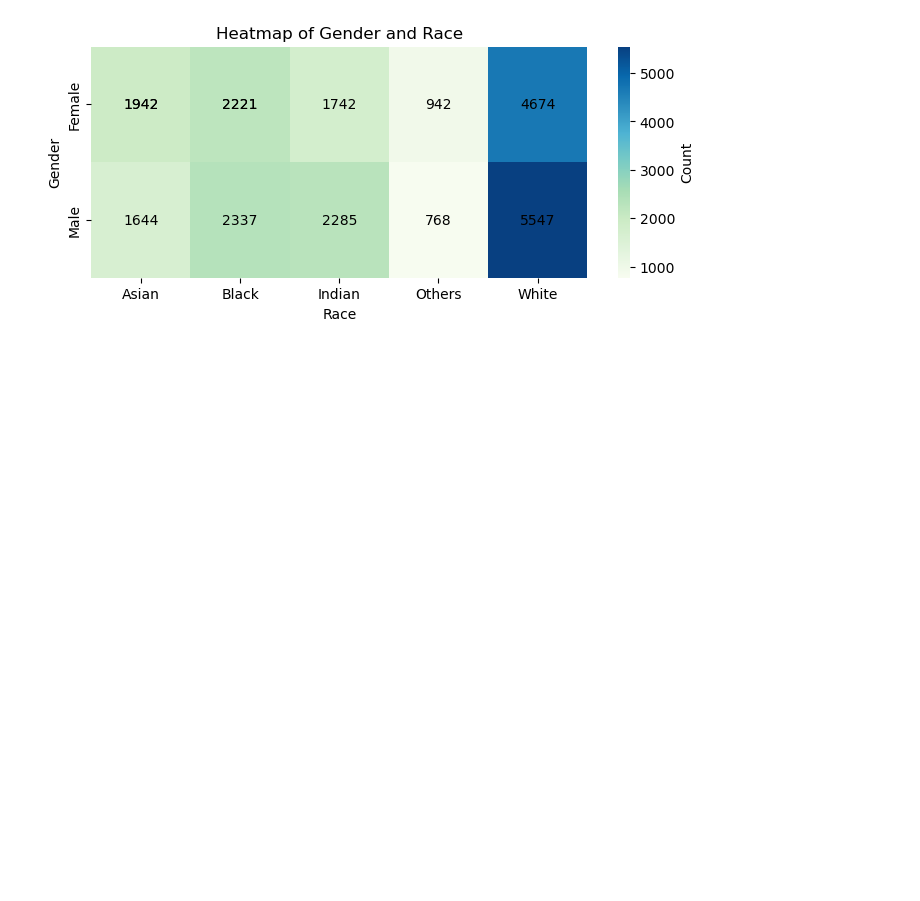
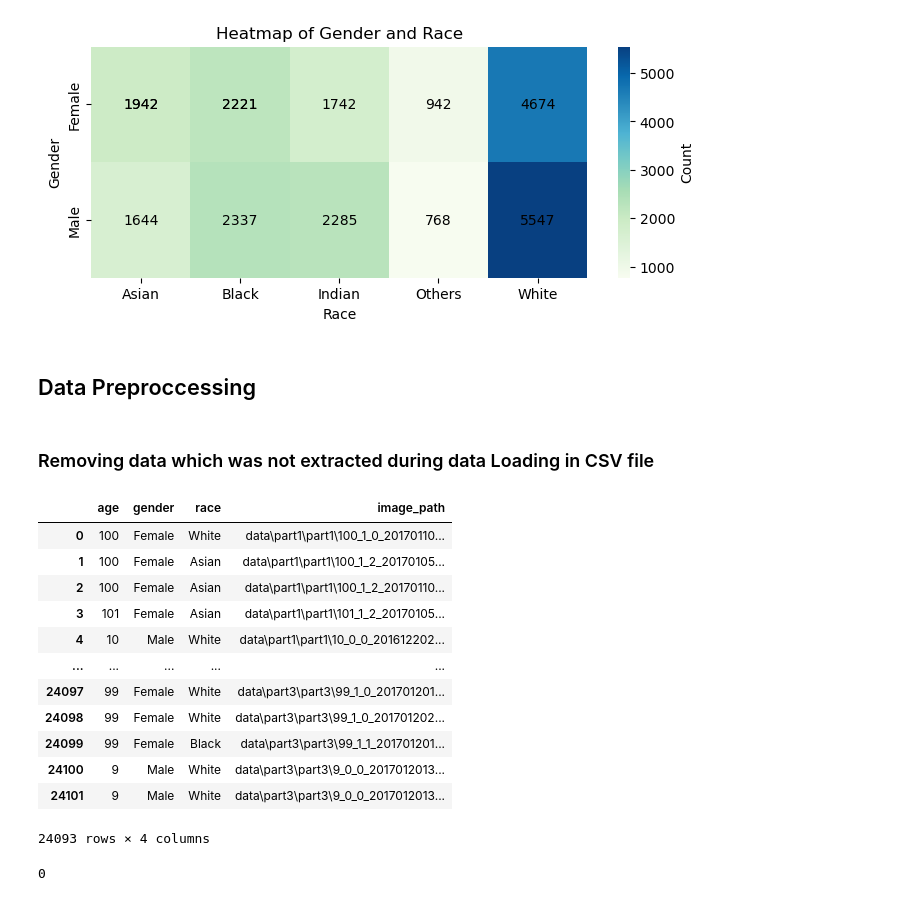
Before and after one commit to Chaity96/Advance-Demographics-Detection-for-Enhanced-Security-using-Transfer-Learning, a Jupyter notebook: Demographics Detection.ipynb, the cells around one changed output. Drawn from its saved outputs; the diff is of its cells as text; code cells hidden in the pictures; blank space fills up the shorter version.

```diff
--- a/Demographics Detection.ipynb
+++ b/Demographics Detection.ipynb
@@ -69,6 +69,8 @@ import pandas as pd
 import matplotlib.pyplot as plt
 from matplotlib.offsetbox import OffsetImage, AnnotationBbox
 from PIL import Image
+
+df = pd.read_csv("demographic_features.csv")
 
 def display_images_grid(df):
     fig, axs = plt.subplots(2, 4, figsize=(8, 4.5))
@@ -155,3 +155,43 @@ gender
 Female   1942   2221    1742     942   4674
 Male     1644   2337    2285     768   5547
 [figure]
+# %% [markdown]
+## Data Preproccessing
+# %% [markdown]
+### Removing data which was not extracted during data Loading in CSV file
+# %%
+values_to_remove = [
+    r'data\part1\part1\16_0_0_20170110231918993.jpg',
+    r'data\part1\part1\1_0_0_20170110212603790.jpg',
+    r'data\part1\part1\1_0_0_20170110212658392.jpg',
+    r'data\part1\part1\56_0_0_20170111202352043.jpg',
+    r'data\part1\part1\70_0_0_20170111200757701.jpg',
+    r'data\part1\part1\78_0_0_20170111221840478.jpg',
+    r'data\part1\part1\80_1_0_20170110131953974.jpg',
+    r'data\part1\part1\83_0_0_20170111221828238.jpg',
+    r'data\part1\part1\85_0_0_20170111223921971.jpg'
+]
+df = df[~df['image_path'].isin(values_to_remove)]
+# %%
+df.drop('datetime',axis = 1, inplace = True)
+# %%
+df
+# %% [output]
+|  | age | gender | race | image_path |
+| 0 | 100 | Female | White | data\part1\part1\100_1_0_20170110... |
+| 1 | 100 | Female | Asian | data\part1\part1\100_1_2_20170105... |
+| 2 | 100 | Female | Asian | data\part1\part1\100_1_2_20170110... |
+| 3 | 101 | Female | Asian | data\part1\part1\101_1_2_20170105... |
+| 4 | 10 | Male | White | data\part1\part1\10_0_0_201612202... |
+| ... | ... | ... | ... | ... |
+| 24097 | 99 | Female | White | data\part3\part3\99_1_0_201701201... |
+| 24098 | 99 | Female | White | data\part3\part3\99_1_0_201701202... |
+| 24099 | 99 | Female | Black | data\part3\part3\99_1_1_201701201... |
+| 24100 | 9 | Male | White | data\part3\part3\9_0_0_2017012013... |
+| 24101 | 9 | Male | White | data\part3\part3\9_0_0_2017012013... |
+24093 rows × 4 columns
+# %%
+import numpy as np
+df.replace([np.inf, -np.inf], np.nan).isna().sum().sum()
+# %% [output]
+0
```
Also changed, not shown: parts of 6 cells of this notebook.
